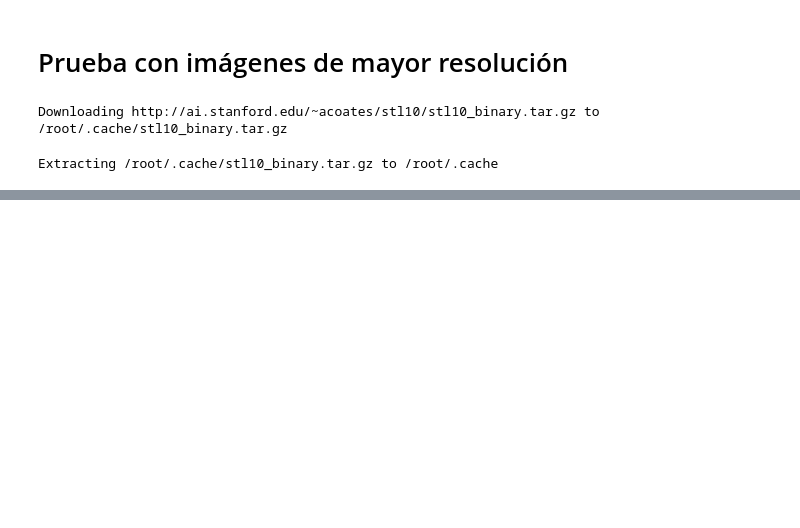
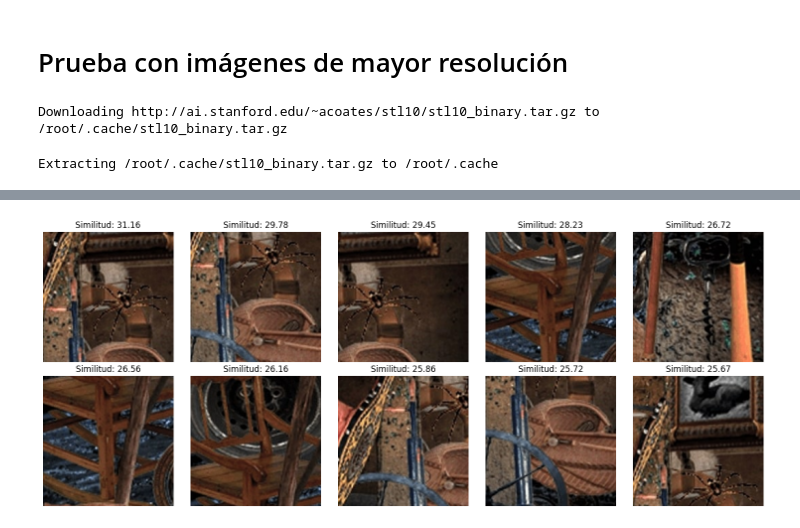
Before and after one commit to theviderlab/computer_vision, a Jupyter notebook: notebooks/clip/CLIP.ipynb, the cells around one changed output, grey strips where cells are left out. Saved outputs shown, nothing was run; the diff lists cells and outputs as text; code cells hidden in the pictures; blank space fills up the shorter version.

```diff
--- a/notebooks/clip/CLIP.ipynb
+++ b/notebooks/clip/CLIP.ipynb
@@ -336,6 +342,6 @@ plt.show()
 # %%
 # Preparar el texto (en inglés para mejores resultados)
-text_prompt = "the drawing of an elephant"
+text_prompt = "image of a spider"
 text_tokens = clip.tokenize([text_prompt]).to(device)
 text_features = model.encode_text(text_tokens)
 text_features /= text_features.norm(dim=-1, keepdim=True)
@@ -426,0 +456,36 @@ plt.show()
+# %%
+# Después de calcular 'prob_matrix' y realizar las transformaciones deseadas
+
+# Número de parches a mostrar
+num_top_patches = 10
+
+# Obtener los índices de los parches con mayor similitud
+# Aplanar la matriz de similitudes y obtener los índices de los mayores valores
+flat_indices = np.argpartition(prob_matrix.flatten(), -num_top_patches)[-num_top_patches:]
+# Ordenar los índices en orden descendente de similitud
+sorted_indices = flat_indices[np.argsort(-prob_matrix.flatten()[flat_indices])]
+
+# Convertir los índices planos a coordenadas 2D
+coordinates = [np.unravel_index(idx, prob_matrix.shape) for idx in sorted_indices]
+
+# Extraer y mostrar los parches correspondientes
+plt.figure(figsize=(15, 6))
+for idx, (i, j) in enumerate(coordinates):
+    # Calcular las coordenadas de la región
+    left = j * patch_dim
+    upper = i * patch_dim
+    right = left + dim_sample * patch_dim
+    lower = upper + dim_sample * patch_dim
+
+    # Extraer la región de la imagen
+    region = image.crop((left, upper, right, lower))
+
+    # Mostrar el parche
+    plt.subplot(2, 5, idx + 1)
+    plt.imshow(region)
+    plt.title(f"Similitud: {prob_matrix[i, j]:.2f}")
+    plt.axis('off')
+plt.tight_layout()
+plt.show()
+# %% [output]
+[figure, added]
```
Also changed, not shown: parts of 18 cells of this notebook.
